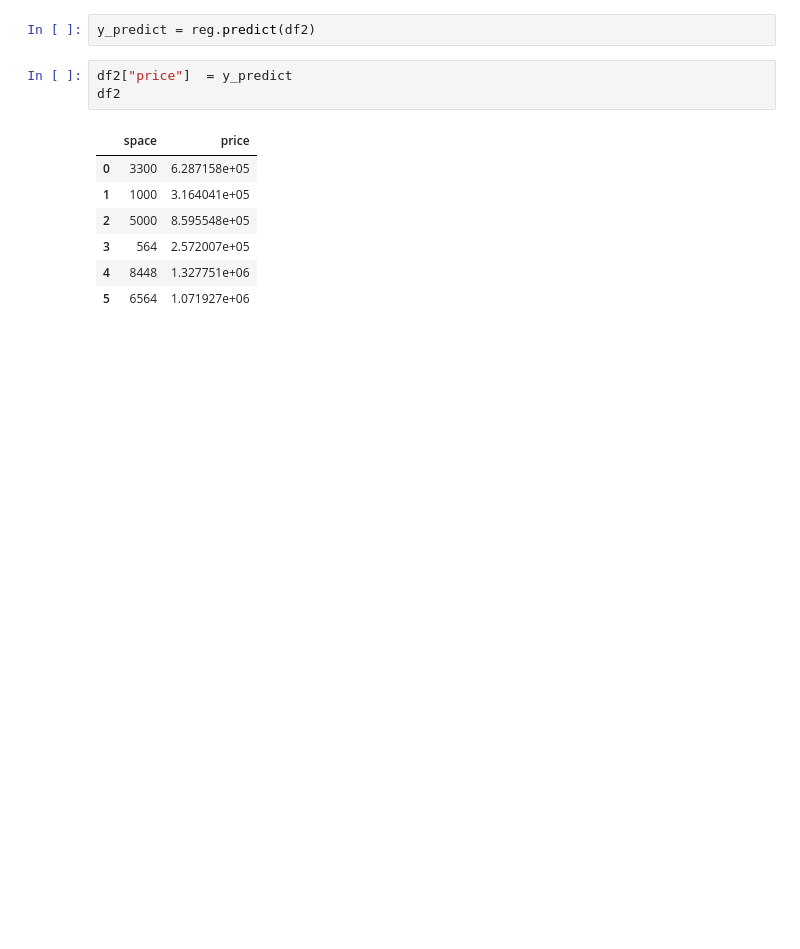
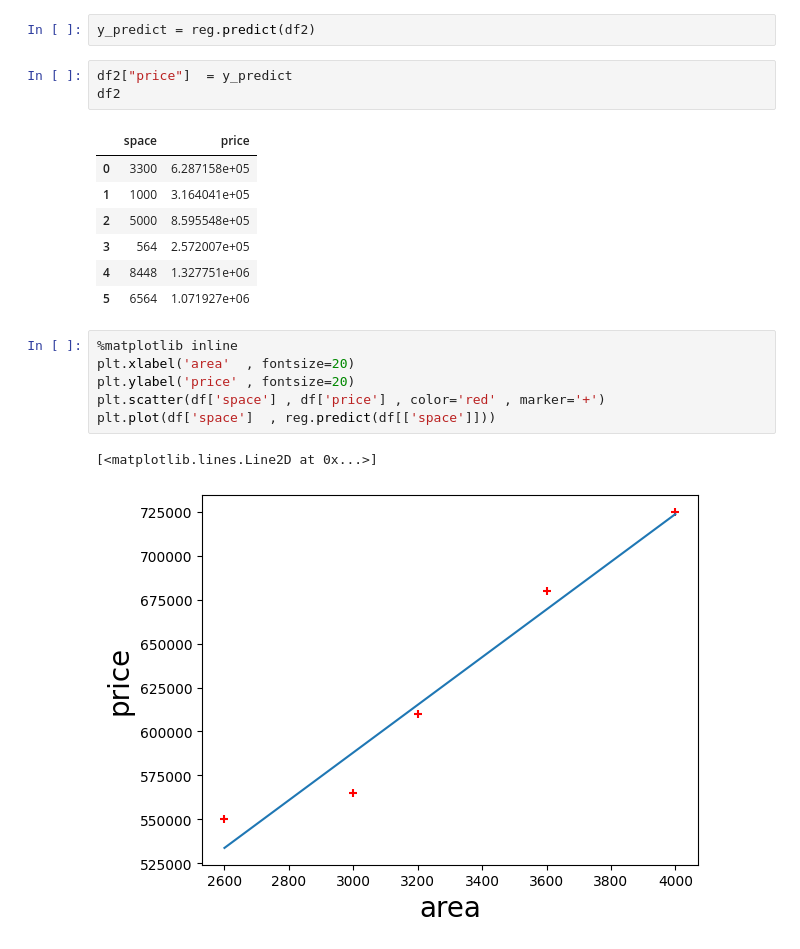
Before and after one commit to sagarpuniyani/Deep-learning, a Jupyter notebook: linearreg1.ipynb, the cells around one changed output. Saved outputs shown, nothing was run; the diff lists cells and outputs as text; blank space fills up the shorter version.

```diff
--- a/linearreg1.ipynb
+++ b/linearreg1.ipynb
@@ -84,3 +84,12 @@ df2
 | 3 | 564 | 2.572007e+05 |
 | 4 | 8448 | 1.327751e+06 |
 | 5 | 6564 | 1.071927e+06 |
+# %%
+%matplotlib inline
+plt.xlabel('area'  , fontsize=20)
+plt.ylabel('price' , fontsize=20)
+plt.scatter(df['space'] , df['price'] , color='red' , marker='+')
+plt.plot(df['space']  , reg.predict(df[['space']]))
+# %% [output]
+[<matplotlib.lines.Line2D at 0x...>]
+[figure, added]
```
